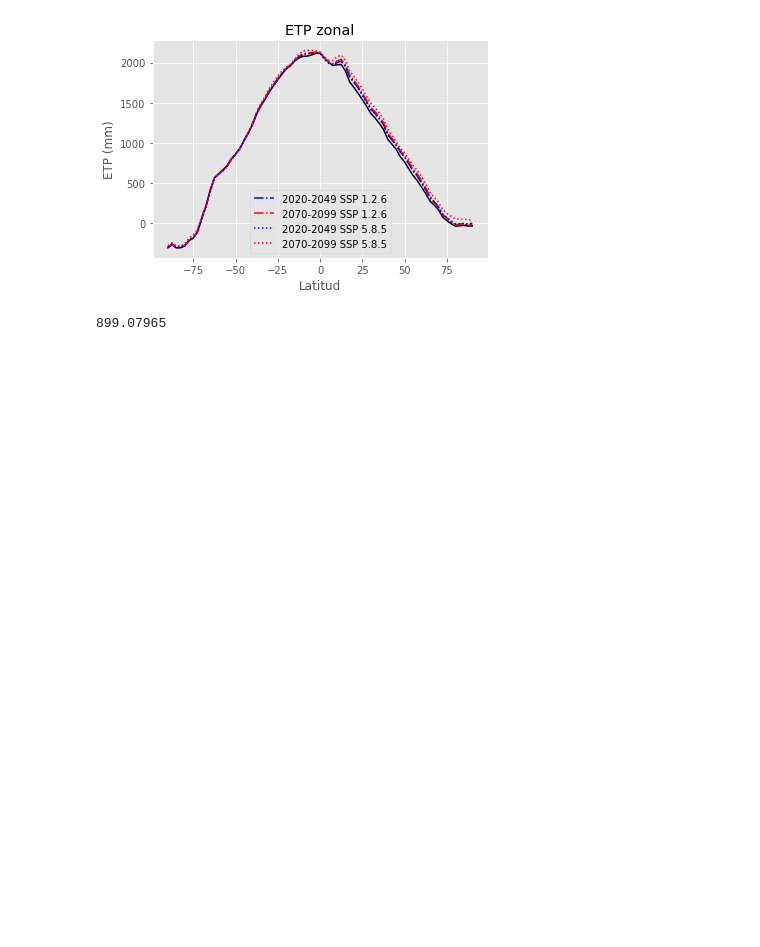
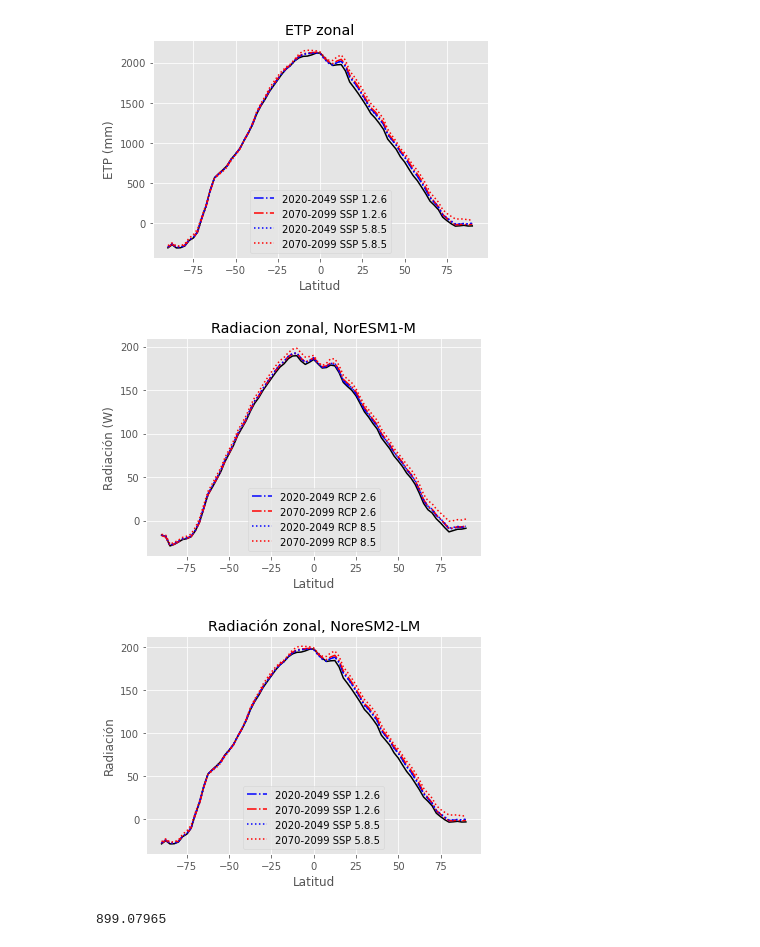
Before and after one commit to blychs/climatologia_fisica, a Jupyter notebook: practica3.ipynb, the cells around one changed output. Drawn from its saved outputs; the diff is of its cells as text; code cells hidden in the pictures; blank space fills up the shorter version.

```diff
--- a/practica3.ipynb
+++ b/practica3.ipynb
@@ -255,11 +255,44 @@ plt.show()
 # %% [output]
 [figure]
 [figure]
-# %%
-def radiacion(etp):
-    return etp * 245000
-
-with plt.style.context('ggplot'):
+# %%
+def radiacion(etp):
+    return etp * 245000 / 2628802.88
+
+with plt.style.context('ggplot'):
+    radiacion(etp_c5_hist['ds'].etp).mean(dim=('lon', 'time')).plot(color='k')
+    radiacion(etp_c5_26_close['ds'].etp).mean(dim=('lon', 'time')).plot(color='b', linestyle='dashdot',
+                                                             label='2020-2049 RCP 2.6')
+    radiacion(etp_c5_26_far['ds'].etp).mean(dim=('lon', 'time')).plot(color='r', linestyle='dashdot',
+                                                           label='2070-2099 RCP 2.6')
+    radiacion(etp_c5_85_close['ds'].etp).mean(dim=('lon', 'time')).plot(color='b', linestyle=':',
+                                                             label='2020-2049 RCP 8.5')
+    radiacion(etp_c5_85_far['ds'].etp).mean(dim=('lon', 'time')).plot(color='r', linestyle=':',
+                                                           label='2070-2099 RCP 8.5')
+    plt.legend()
+    plt.title('Radiacion zonal, NorESM1-M')
+    plt.xlabel('Latitud')
+    plt.ylabel('Radiación (W)')
+plt.show()
+
+with plt.style.context('ggplot'):
+    radiacion(etp_c6_hist['ds'].etp).mean(dim=('lon', 'time')).plot(color='k')
+    radiacion(etp_c6_126_close['ds'].etp).mean(dim=('lon', 'time')).plot(color='b', linestyle='dashdot',
+                                                              label='2020-2049 SSP 1.2.6')
+    radiacion(etp_c6_126_far['ds'].etp).mean(dim=('lon', 'time')).plot(color='r', linestyle='dashdot',
+                                                            label='2070-2099 SSP 1.2.6')
+    radiacion(etp_c6_585_close['ds'].etp).mean(dim=('lon', 'time')).plot(color='b', linestyle=':',
+                                                              label='2020-2049 SSP 5.8.5')
+    radiacion(etp_c6_585_far['ds'].etp).mean(dim=('lon', 'time')).plot(color='r', linestyle=':',
+                                                            label='2070-2099 SSP 5.8.5')
+    plt.title('Radiación zonal, NoreSM2-LM')
+    plt.xlabel('Latitud')
+    plt.ylabel('Radiación')
+    plt.legend(loc=0)
+plt.show()
+# %% [output]
+[figure, added]
+[figure, added]
 # %%
 print(etp_c5_hist['ds'].etp.mean().values)
 # %% [output]
```
Also changed, not shown: parts of 5 cells of this notebook.
